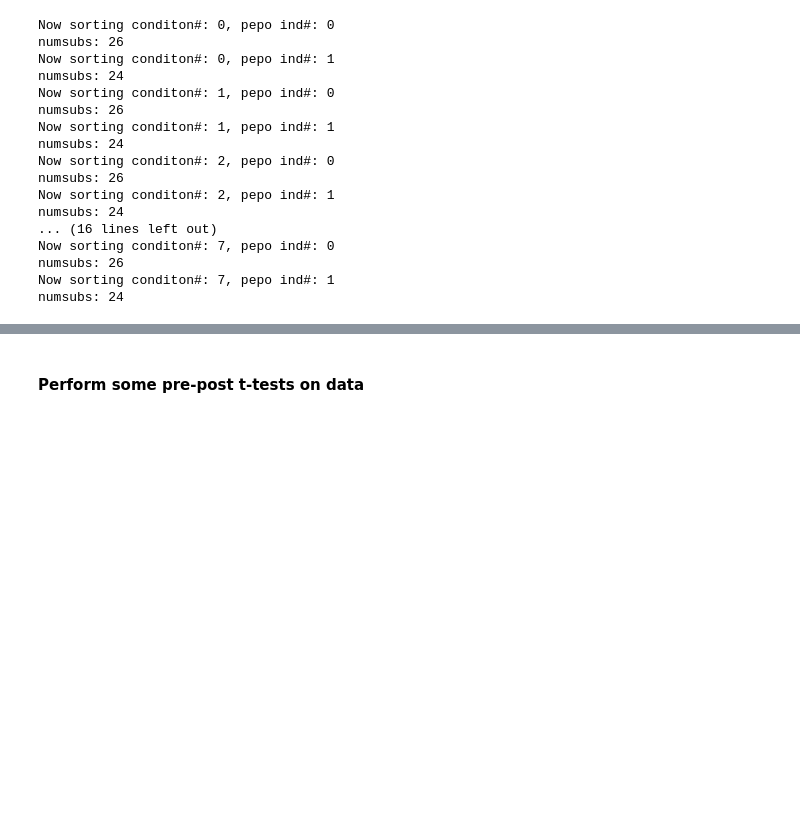
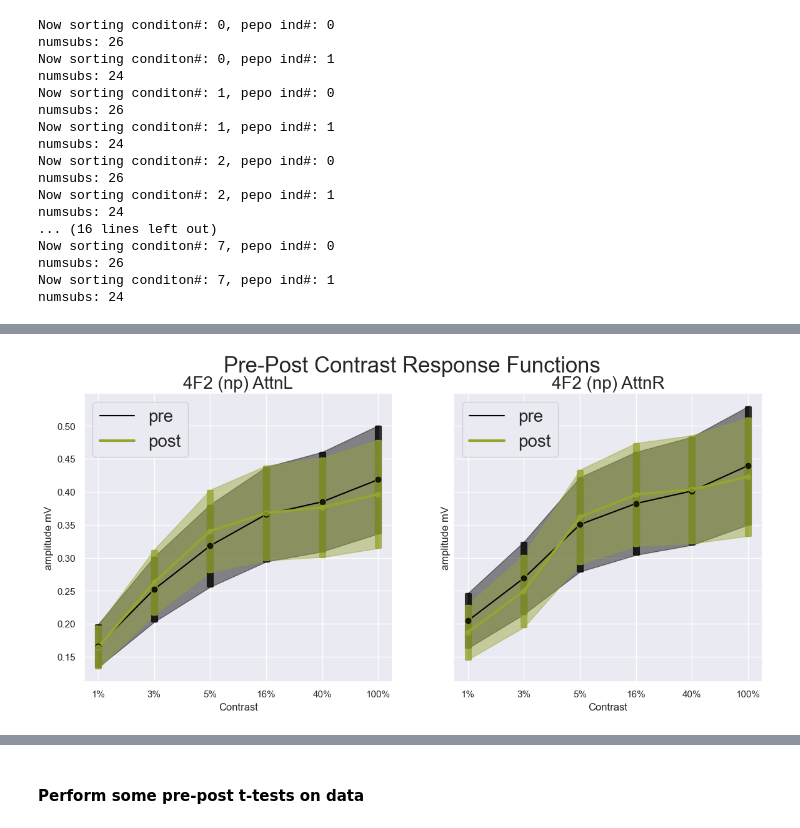
Before and after one commit to PatriciaNL/LTP_analysis, a Jupyter notebook: PythonScripts/ProcessingPipeline/Untitled-1.ipynb, the cells around one changed output, grey strips where cells are left out. Cells and saved outputs as stored; diff of their text form; code cells hidden in the pictures; blank space fills up the shorter version.

```diff
--- a/PythonScripts/ProcessingPipeline/Untitled-1.ipynb
+++ b/PythonScripts/ProcessingPipeline/Untitled-1.ipynb
@@ -289,0 +355,32 @@ for bin in range(NumBins):
+# %%
+fig,axs = plt.subplots(1,2,figsize = ((14,6)), sharey = True)
+for attnX_iter in range(2):
+    xIn = SecHarmData[1][attnX_iter] # 2F1
+    ns = np.sqrt(np.shape(xIn)[0])
+    t_mean_pre = np.nanmean(xIn[:,:,0,ocm == 1],axis  = 0) # contrasts[6] x channels
+    t_mean_post = np.nanmean(xIn[:,:,1,ocm == 1],axis  = 0) # contrasts[6] x channels
+
+    crf_pre = np.nanmean(t_mean_pre, axis = 1)
+    pre_std = np.nanmean(t_mean_pre, axis = 1) / ns
+    crf_post = np.nanmean(t_mean_post, axis = 1)
+    post_std = np.nanmean(t_mean_pre, axis = 1) / ns
+
+
+    axs[attnX_iter].plot(crf_pre, label = 'pre', color = 'black')
+    axs[attnX_iter].errorbar((np.arange(NumBins)),crf_pre,pre_std,fmt = 'o', linewidth = 3, elinewidth = 8, capsize = 3, alpha = 0.8,color = 'black')
+    axs[attnX_iter].fill_between(np.arange(NumBins), crf_pre-pre_std,crf_pre+pre_std, color = 'black', alpha=0.45)
+
+    axs[attnX_iter].plot(crf_post, label = 'post', color = crayons[2], linewidth = 3)
+    axs[attnX_iter].errorbar((np.arange(NumBins)),crf_post,post_std,fmt = 'o', linewidth = 3, elinewidth = 8, capsize = 3, alpha = 0.8,color = crayons[2])
+    axs[attnX_iter].fill_between(np.arange(NumBins), crf_post-post_std,crf_post+post_std, color = crayons[2], alpha=0.45)
+
+    axs[attnX_iter].set_title(f'{freqlabs[1]} {colabs[attnX_iter]}', fontsize = 20)
+    axs[attnX_iter].set_xticks(range(len(contrast_levels_labs)))
+    axs[attnX_iter].set_xticklabels(contrast_levels_labs)
+    axs[attnX_iter].set_xlabel(f'Contrast')
+    axs[attnX_iter].set_ylabel(f'amplitude mV')
+    axs[attnX_iter].legend(fontsize = 20)
+
+    plt.suptitle(f'Pre-Post Contrast Response Functions', fontsize = 25)
+# %% [output]
+[figure, added]
```
Also changed, not shown: parts of 17 cells of this notebook, 5 other files.
